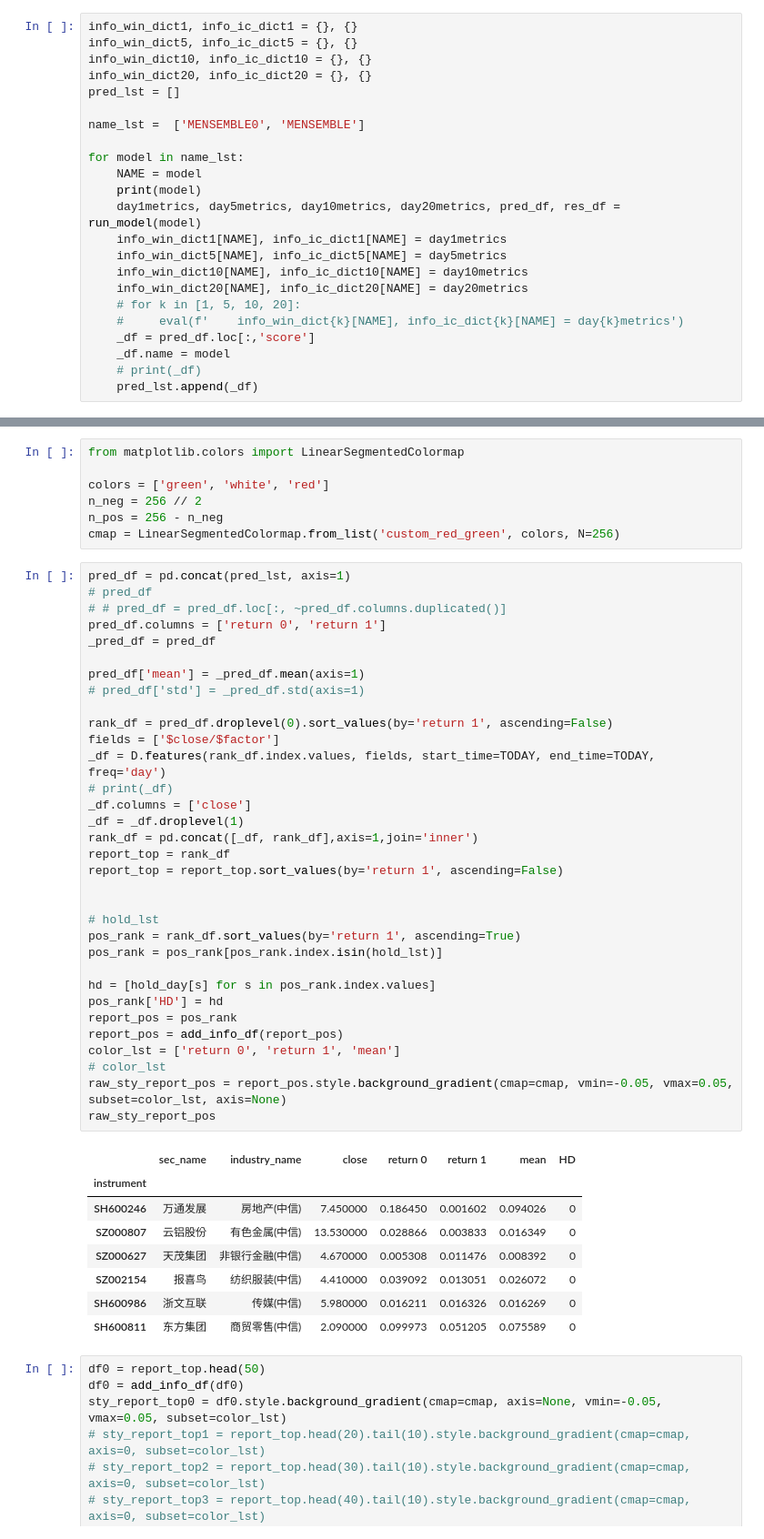
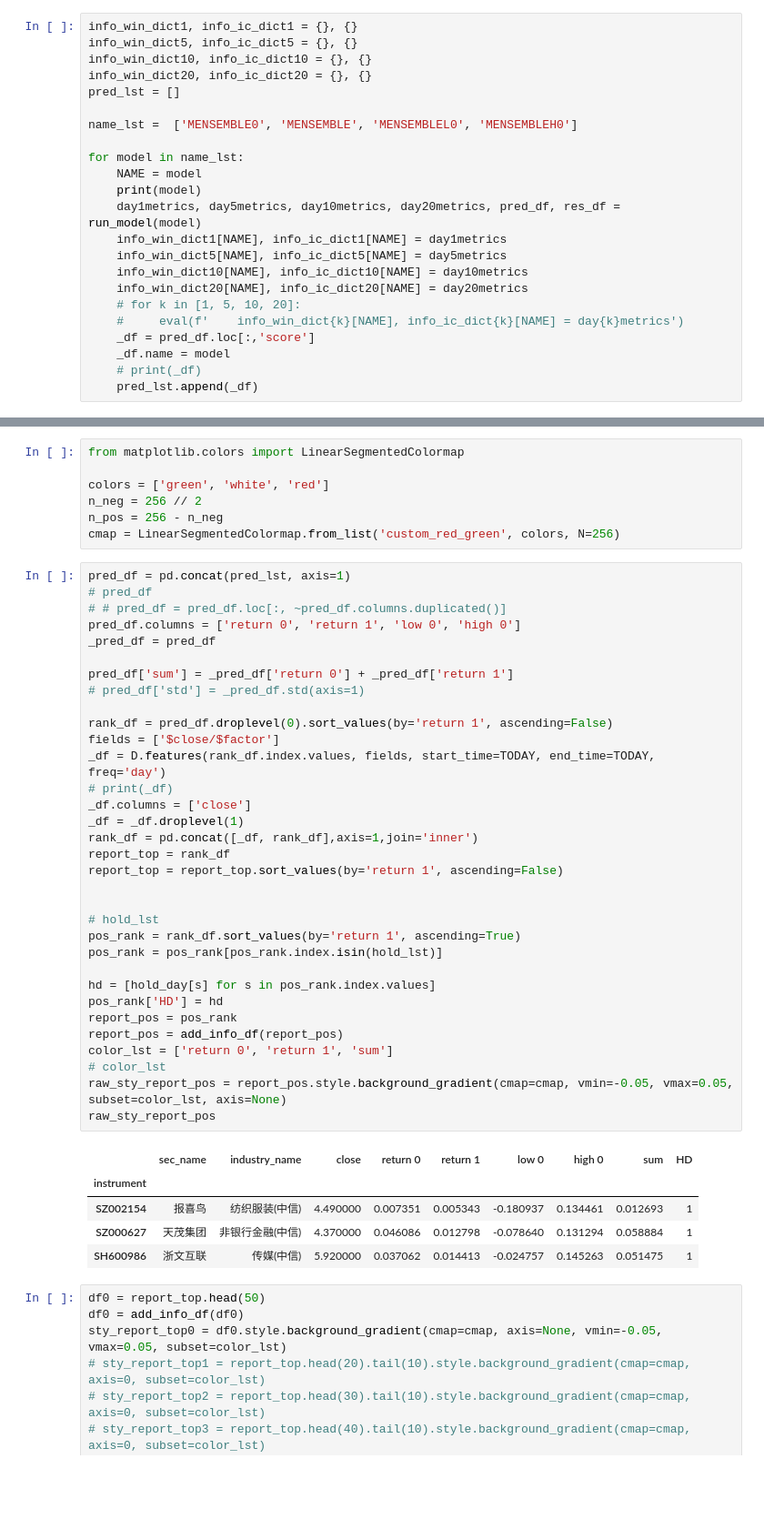
Before and after one commit to naiqili/private_trade, a Jupyter notebook: ensemble_private.ipynb, the cells around one changed output, grey strips where cells are left out. Shown at 91% size. Drawn from its saved outputs; the diff is of its cells as text; blank space fills up the shorter version.

```diff
--- a/ensemble_private.ipynb
+++ b/ensemble_private.ipynb
@@ -196,7 +193,7 @@ info_win_dict10, info_ic_dict10 = {}, {}
 info_win_dict20, info_ic_dict20 = {}, {}
 pred_lst = []
 
-name_lst =  ['MENSEMBLE0', 'MENSEMBLE']
+name_lst =  ['MENSEMBLE0', 'MENSEMBLE', 'MENSEMBLEL0', 'MENSEMBLEH0']
 
 for model in name_lst:
     NAME = model
@@ -226,44 +225,41 @@ cmap = LinearSegmentedColormap.from_list('custom_red_green', colors, N=256)
 pred_df = pd.concat(pred_lst, axis=1)
 # pred_df
 # # pred_df = pred_df.loc[:, ~pred_df.columns.duplicated()]
-pred_df.columns = ['return 0', 'return 1']
+pred_df.columns = ['return 0', 'return 1', 'low 0', 'high 0']
 _pred_df = pred_df
 
-pred_df['mean'] = _pred_df.mean(axis=1)
+pred_df['sum'] = _pred_df['return 0'] + _pred_df['return 1']
 # pred_df['std'] = _pred_df.std(axis=1)
 
 rank_df = pred_df.droplevel(0).sort_values(by='return 1', ascending=False)
 fields = ['$close/$factor']
 _df = D.features(rank_df.index.values, fields, start_time=TODAY, end_time=TODAY, freq='day')
 # print(_df)
 _df.columns = ['close']
 _df = _df.droplevel(1)
 rank_df = pd.concat([_df, rank_df],axis=1,join='inner')
 report_top = rank_df
 report_top = report_top.sort_values(by='return 1', ascending=False)
 
 
 # hold_lst
 pos_rank = rank_df.sort_values(by='return 1', ascending=True)
 pos_rank = pos_rank[pos_rank.index.isin(hold_lst)]
 
 hd = [hold_day[s] for s in pos_rank.index.values]
 pos_rank['HD'] = hd
 report_pos = pos_rank
 report_pos = add_info_df(report_pos)
-color_lst = ['return 0', 'return 1', 'mean']
+color_lst = ['return 0', 'return 1', 'sum']
 # color_lst
 raw_sty_report_pos = report_pos.style.background_gradient(cmap=cmap, vmin=-0.05, vmax=0.05, subset=color_lst, axis=None)
 raw_sty_report_pos
 # %% [output]
-|  | sec_name | industry_name | close | return 0 | return 1 | mean | HD |
-| instrument |  |  |  |  |  |  |  |
-| SH600246 | 万通发展 | 房地产(中信) | 7.450000 | 0.186450 | 0.001602 | 0.094026 | 0 |
-| SZ000807 | 云铝股份 | 有色金属(中信) | 13.530000 | 0.028866 | 0.003833 | 0.016349 | 0 |
-| SZ000627 | 天茂集团 | 非银行金融(中信) | 4.670000 | 0.005308 | 0.011476 | 0.008392 | 0 |
-| SZ002154 | 报喜鸟 | 纺织服装(中信) | 4.410000 | 0.039092 | 0.013051 | 0.026072 | 0 |
-| SH600986 | 浙文互联 | 传媒(中信) | 5.980000 | 0.016211 | 0.016326 | 0.016269 | 0 |
-| SH600811 | 东方集团 | 商贸零售(中信) | 2.090000 | 0.099973 | 0.051205 | 0.075589 | 0 |
+|  | sec_name | industry_name | close | return 0 | return 1 | low 0 | high 0 | sum | HD |
+| instrument |  |  |  |  |  |  |  |  |  |
+| SZ002154 | 报喜鸟 | 纺织服装(中信) | 4.490000 | 0.007351 | 0.005343 | -0.180937 | 0.134461 | 0.012693 | 1 |
+| SZ000627 | 天茂集团 | 非银行金融(中信) | 4.370000 | 0.046086 | 0.012798 | -0.078640 | 0.131294 | 0.058884 | 1 |
+| SH600986 | 浙文互联 | 传媒(中信) | 5.920000 | 0.037062 | 0.014413 | -0.024757 | 0.145263 | 0.051475 | 1 |
 # %%
 df0 = report_top.head(50)
 df0 = add_info_df(df0)
```
Also changed, not shown: parts of 8 cells of this notebook, 29 other files.
